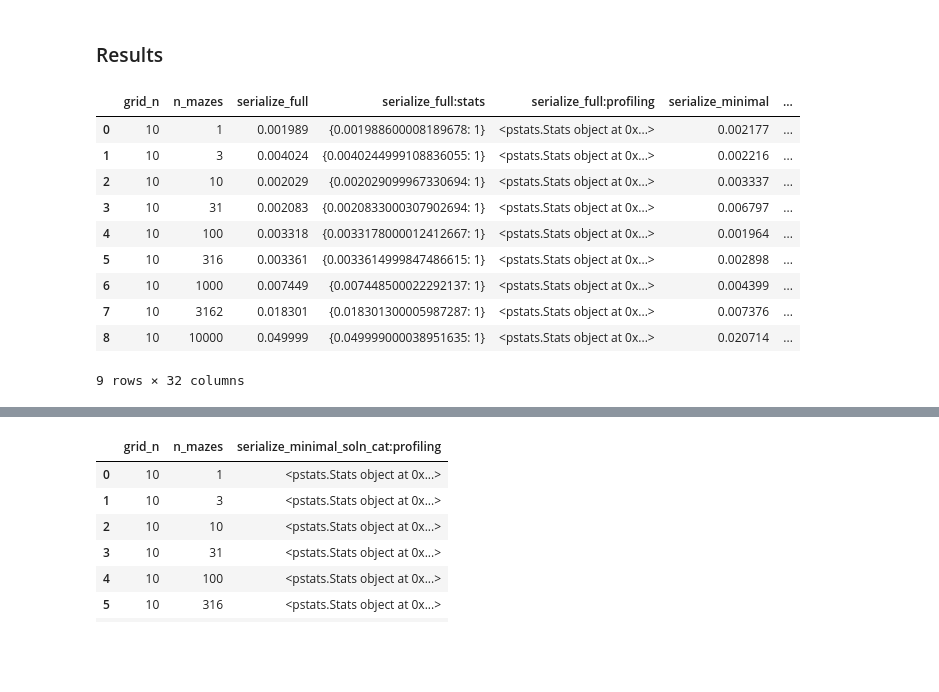
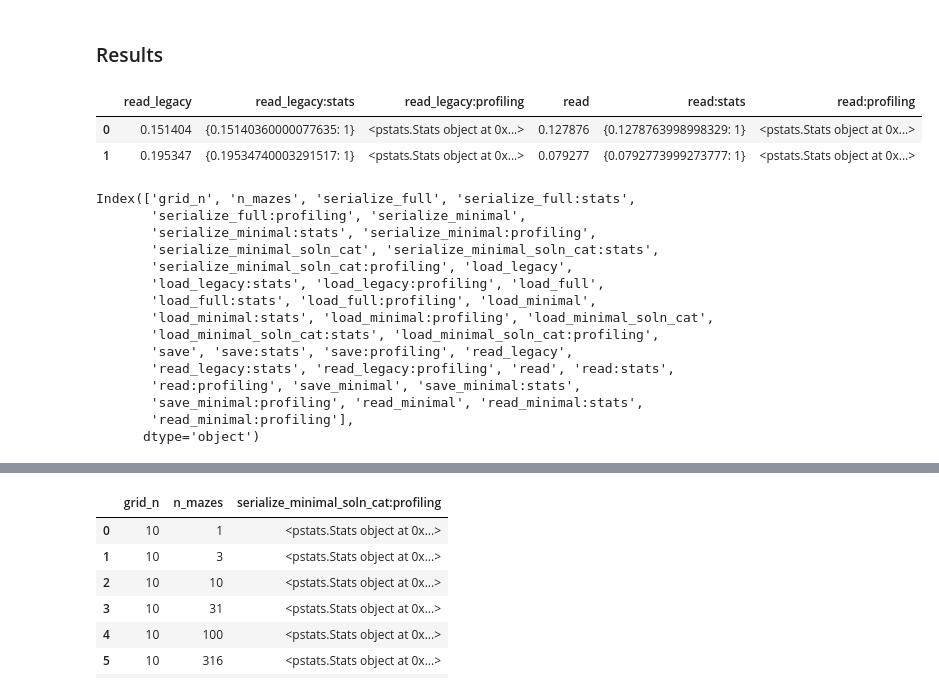
Before and after one commit to understanding-search/maze-dataset, a Jupyter notebook: notebooks/profile_dataset_save_read.ipynb, the cells around one changed output, grey strips where cells are left out. Saved outputs shown, nothing was run; the diff lists cells and outputs as text; code cells hidden in the pictures; blank space fills up the shorter version.

```diff
--- a/notebooks/profile_dataset_save_read.ipynb
+++ b/notebooks/profile_dataset_save_read.ipynb
@@ -116,6 +116,9 @@ def measure_dataset_speed(
     _d_cpy = copy.deepcopy(d)
 
     row_data.update(wrapped_timeit_fancy(
+        'load_legacy', lambda: MazeDataset._load_legacy(result_serialize), **kwargs_fancy_timeit
+    )[0])
+    row_data.update(wrapped_timeit_fancy(
         'load_full', lambda: MazeDataset._load_full(result_serialize), **kwargs_fancy_timeit
     )[0])
     row_data.update(wrapped_timeit_fancy(
@@ -129,6 +132,7 @@ def measure_dataset_speed(
     path_default: str = f'../data/{d.cfg.to_fname()}.zanj'
     path_min: str = f'../data/{d.cfg.to_fname()}_min.zanj'
 
+
     # default
     set_serialize_minimal_threshold(None)
     _d_cpy = copy.deepcopy(d)
@@ -137,6 +141,15 @@ def measure_dataset_speed(
     )[0])
     _d_cpy = copy.deepcopy(d)
 
+    # legacy
+    set_serialize_minimal_threshold(-1)
+    row_data.update(wrapped_timeit_fancy(
+        'read_legacy', lambda: MazeDataset.read(file_path=path_default), **kwargs_fancy_timeit
+    )[0])
+
+
+    #default read
+    set_serialize_minimal_threshold(None)
     row_data.update(wrapped_timeit_fancy(
         'read', lambda: MazeDataset.read(file_path=path_default), **kwargs_fancy_timeit
     )[0])
@@ -194,19 +196,30 @@ Profiling 9/9:  MazeDatasetConfig(name='test', seq_len_min=1, seq_len_max=512, s
 # %%
 SPEEDS: pd.DataFrame = pd.DataFrame(speeds_data)
 
-SPEEDS
+# SPEEDS.loc[:,"load_legacy":"load_minimal_soln_cat:profiling"]
+SPEEDS.loc[:,"read_legacy":"read:profiling"]
 # %% [output]
-|  | grid_n | n_mazes | serialize_full | serialize_full:stats | serialize_full:profiling | serialize_minimal | ... |
-| 0 | 10 | 1 | 0.001989 | {0.001988600008189678: 1} | <pstats.Stats object at 0x...> | 0.002177 | ... |
-| 1 | 10 | 3 | 0.004024 | {0.0040244999108836055: 1} | <pstats.Stats object at 0x...> | 0.002216 | ... |
-| 2 | 10 | 10 | 0.002029 | {0.002029099967330694: 1} | <pstats.Stats object at 0x...> | 0.003337 | ... |
-| 3 | 10 | 31 | 0.002083 | {0.0020833000307902694: 1} | <pstats.Stats object at 0x...> | 0.006797 | ... |
-| 4 | 10 | 100 | 0.003318 | {0.0033178000012412667: 1} | <pstats.Stats object at 0x...> | 0.001964 | ... |
-| 5 | 10 | 316 | 0.003361 | {0.0033614999847486615: 1} | <pstats.Stats object at 0x...> | 0.002898 | ... |
-| 6 | 10 | 1000 | 0.007449 | {0.007448500022292137: 1} | <pstats.Stats object at 0x...> | 0.004399 | ... |
-| 7 | 10 | 3162 | 0.018301 | {0.018301300005987287: 1} | <pstats.Stats object at 0x...> | 0.007376 | ... |
-| 8 | 10 | 10000 | 0.049999 | {0.049999000038951635: 1} | <pstats.Stats object at 0x...> | 0.020714 | ... |
+|  | read_legacy | read_legacy:stats | read_legacy:profiling | read | read:stats | read:profiling |
+| 0 | 0.151404 | {0.15140360000077635: 1} | <pstats.Stats object at 0x...> | 0.127876 | {0.1278763998998329: 1} | <pstats.Stats object at 0x...> |
+| 1 | 0.195347 | {0.19534740003291517: 1} | <pstats.Stats object at 0x...> | 0.079277 | {0.0792773999273777: 1} | <pstats.Stats object at 0x...> |
-9 rows × 32 columns
+# %%
+SPEEDS.columns
+# %% [output]
+Index(['grid_n', 'n_mazes', 'serialize_full', 'serialize_full:stats',
+       'serialize_full:profiling', 'serialize_minimal',
+       'serialize_minimal:stats', 'serialize_minimal:profiling',
+       'serialize_minimal_soln_cat', 'serialize_minimal_soln_cat:stats',
+       'serialize_minimal_soln_cat:profiling', 'load_legacy',
+       'load_legacy:stats', 'load_legacy:profiling', 'load_full',
+       'load_full:stats', 'load_full:profiling', 'load_minimal',
+       'load_minimal:stats', 'load_minimal:profiling', 'load_minimal_soln_cat',
+       'load_minimal_soln_cat:stats', 'load_minimal_soln_cat:profiling',
+       'save', 'save:stats', 'save:profiling', 'read_legacy',
+       'read_legacy:stats', 'read_legacy:profiling', 'read', 'read:stats',
+       'read:profiling', 'save_minimal', 'save_minimal:stats',
+       'save_minimal:profiling', 'read_minimal', 'read_minimal:stats',
+       'read_minimal:profiling'],
+      dtype='object')
 # %%
 
 
```
Also changed, not shown: parts of 6 cells of this notebook, 1 other file.
